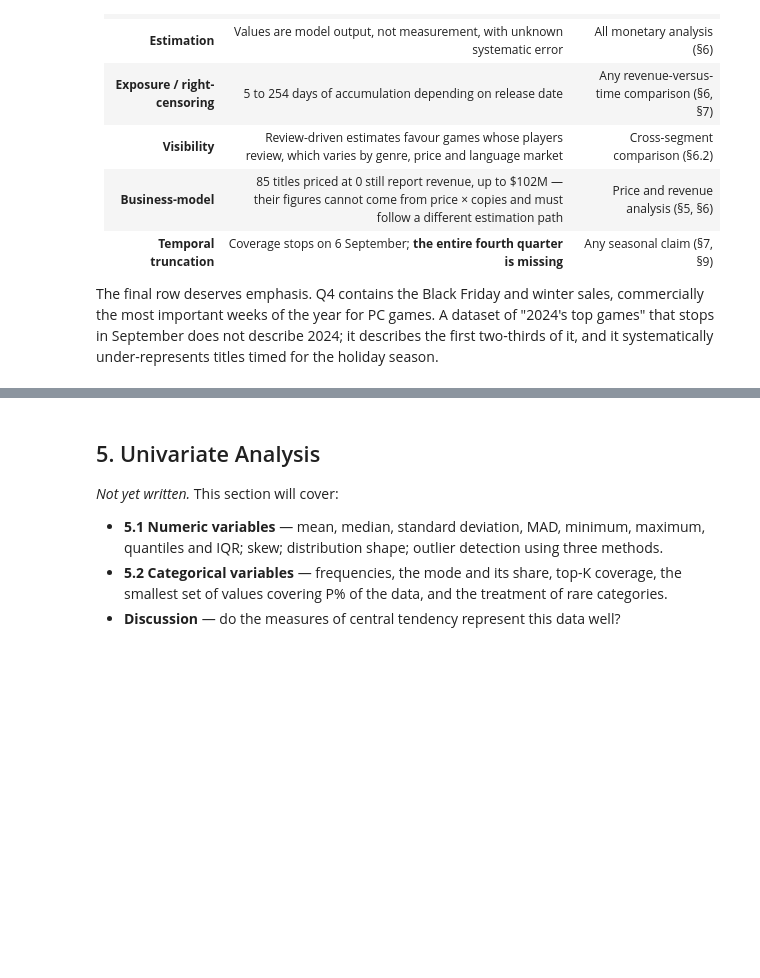
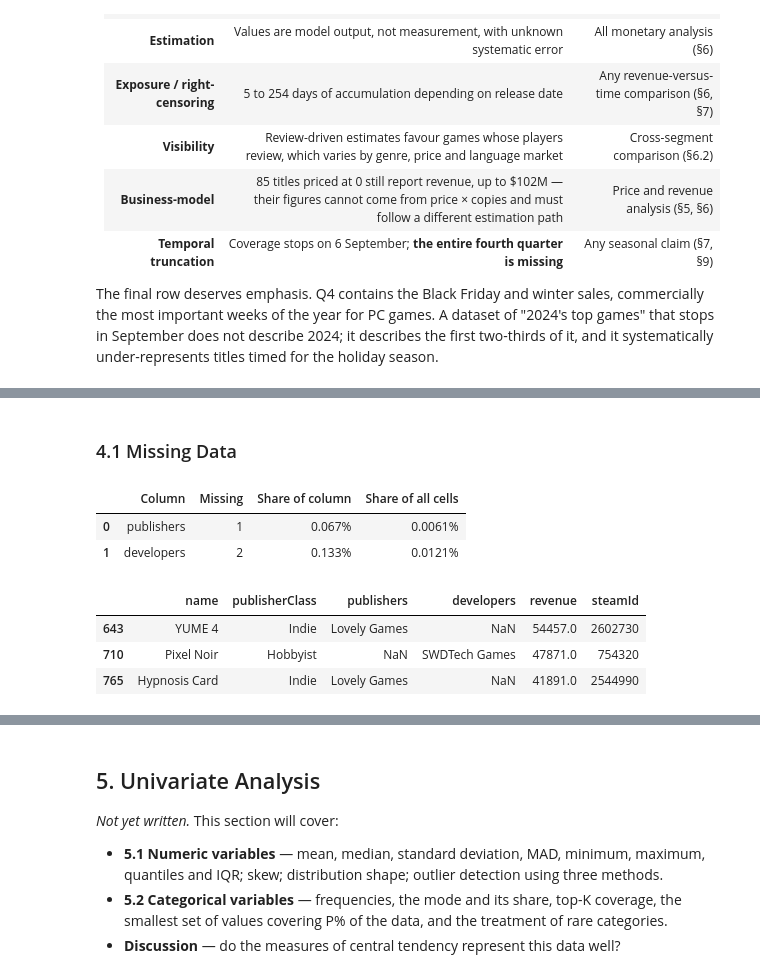
Before and after one commit to shonmazon/Data_Science, a Jupyter notebook: assignment1-eda/notebooks/steam_2024_eda.ipynb, the cells around one changed output, grey strips where cells are left out. Drawn from its saved outputs; the diff is of its cells as text; code cells hidden in the pictures; blank space fills up the shorter version.

```diff
--- a/assignment1-eda/notebooks/steam_2024_eda.ipynb
+++ b/assignment1-eda/notebooks/steam_2024_eda.ipynb
@@ -519,0 +525,16 @@ for the holiday season.
+# %% [markdown]
+### 4.1 Missing Data
+# %%
+summarise_missing(steam_games)
+# %% [output]
+|  | Column | Missing | Share of column | Share of all cells |
+| 0 | publishers | 1 | 0.067% | 0.0061% |
+| 1 | developers | 2 | 0.133% | 0.0121% |
+# %%
+incomplete_rows = steam_games[steam_games[["publishers", "developers"]].isna().any(axis=1)]
+incomplete_rows[["name", "publisherClass", "publishers", "developers", "revenue", "steamId"]]
+# %% [output]
+|  | name | publisherClass | publishers | developers | revenue | steamId |
+| 643 | YUME 4 | Indie | Lovely Games | NaN | 54457.0 | 2602730 |
+| 710 | Pixel Noir | Hobbyist | NaN | SWDTech Games | 47871.0 | 754320 |
+| 765 | Hypnosis Card | Indie | Lovely Games | NaN | 41891.0 | 2544990 |
```
Also changed, not shown: parts of 17 cells of this notebook, 1 other file.
